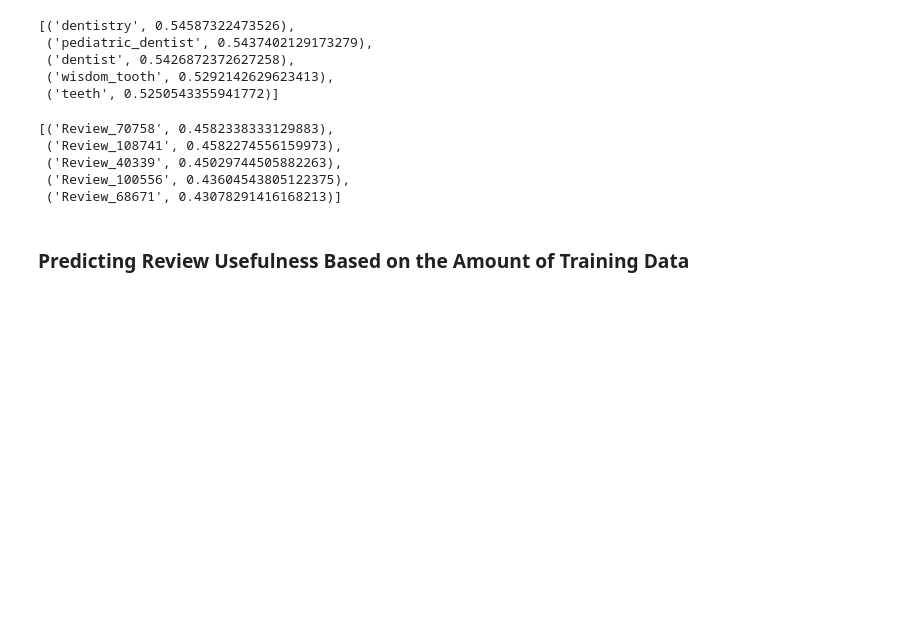
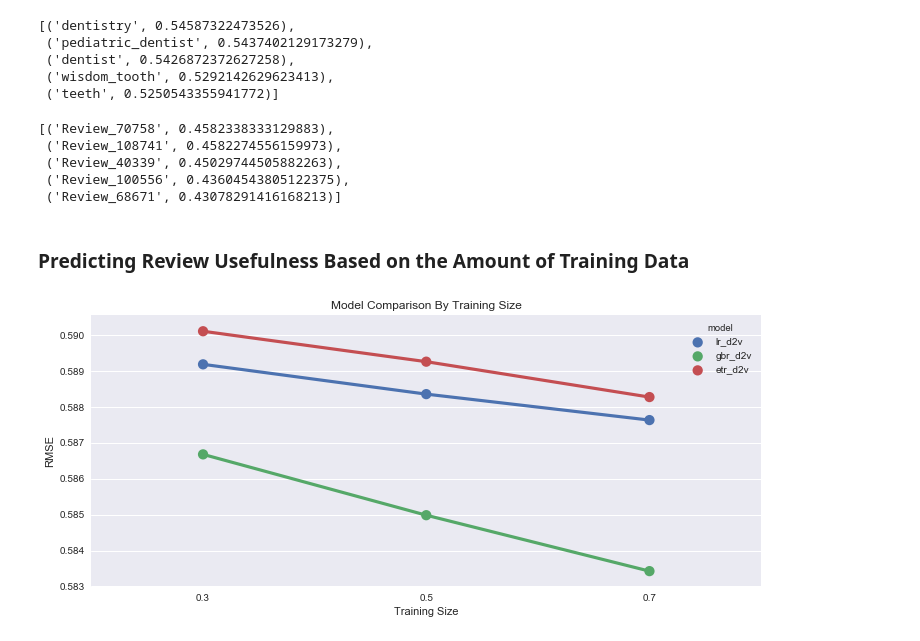
Before and after one commit to andrewjsiu/nlp-project, a Jupyter notebook: Predicting_Review_Usefulness_Word2Vec_Doc2Vec.ipynb, the cells around one changed output. Drawn from its saved outputs; the diff is of its cells as text; code cells hidden in the pictures; blank space fills up the shorter version.

```diff
--- a/Predicting_Review_Usefulness_Word2Vec_Doc2Vec.ipynb
+++ b/Predicting_Review_Usefulness_Word2Vec_Doc2Vec.ipynb
@@ -323,10 +343,6 @@ etr_w2v_tfidf = Pipeline([("tfidf_w2v_vectorizer", TfidfMeanVectorizer(word_vect
 # %%
-w2v_models = [("lr_w2v", lr_w2v), ("lr_w2v_tfidf", lr_w2v_tfidf),
-              ("gbr_w2v", gbr_w2v), ("gbr_w2v_tfidf", gbr_w2v_tfidf),
-              ("etr_w2v", lr_w2v), ("etr_w2v_tfidf", lr_w2v_tfidf)]
-
-w2v_scores = sorted([(name, np.sqrt(np.multiply(cross_val_score(
-    model, np.array(X), luseful, cv=3, scoring='neg_mean_squared_error'), -1)).mean())
+w2v_rmse = sorted([(name, np.sqrt(np.mean(np.multiply(cross_val_score(
+    model, X, luseful, cv=5, scoring='neg_mean_squared_error'), -1))))
                      for name, model in w2v_models], key=lambda x:x[1])
 
-print (tabulate(w2v_scores, floatfmt=".4f", headers=("model", "score")))
+print (tabulate(w2v_rmse, floatfmt=".4f", headers=("model", "RMSE_5cv")))
@@ -416,13 +422,13 @@ d2v_scores = [(name, np.sqrt(np.multiply(cross_val_score(
               for name, model in d2v_models]
 # %%
-scores = sorted(w2v_scores + d2v_scores, key=lambda x:x[1])
+rmse = sorted(w2v_rmse + d2v_rmse, key=lambda x:x[1])
 
-print (tabulate(scores, floatfmt=".4f", headers=("model", "score")))
+print (tabulate(rmse, floatfmt=".4f", headers=("model", "RMSE_5cv")))
 # %% [markdown]
 ### Predicting Review Usefulness Based on the Amount of Training Data
 # %%
 def benchmark(model, X, y, n):
-    ss = ShuffleSplit(n_splits=3, test_size = 1 - n, random_state=0)
+    ss = ShuffleSplit(n_splits=5, test_size = 1 - n, random_state=0)
     scores = []
     for train, test in ss.split(X,y):
         scores.append(RMSE(y[test], model.fit(X[train],y[train]).predict(X[test])))
@@ -430,11 +436,11 @@ def benchmark(model, X, y, n):
 # %%
 train_sizes = [0.3, 0.5, 0.7]
 table = []
-for name, model in w2v_models:
+'''for name, model in w2v_models:
     for n in train_sizes:
         table.append({'model': name,
                       'RMSE': benchmark(model, np.array(X), luseful, n),
-                      'train_size': n})
+                      'train_size': n})'''
 for name, model in d2v_models:
     for n in train_sizes:
         table.append({'model': name,
@@ -444,12 +450,13 @@ df = pd.DataFrame(table)
 # %%
 import seaborn as sns
 plt.figure(figsize=(12,5))
 fig = sns.pointplot(x='train_size', y='RMSE', hue='model',
-                   data=df[df.model.map(
-                       lambda x: x in ['gbr_w2v_tfidf','gbr_d2v', 'etr_w2v_tfidf', 'etr_d2v'])])
+                   data=df)#[df.model.map(lambda x: x in ['gbr_w2v_tfidf','gbr_d2v', 'etr_w2v_tfidf', 'etr_d2v'])])
 sns.set_context('notebook')
 sns.set_style('white')
 fig.set(ylabel='RMSE')
 fig.set(xlabel='Training Size')
 fig.set(title='Model Comparison By Training Size')
 plt.show()
+# %% [output]
+[figure, added]
```
Also changed, not shown: parts of 8 cells of this notebook.
